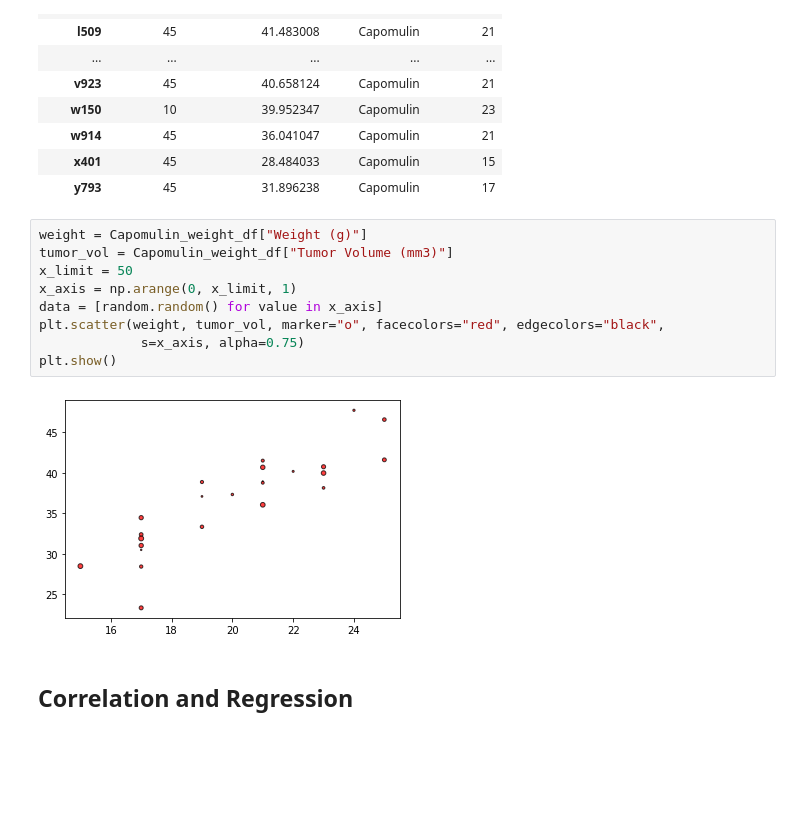
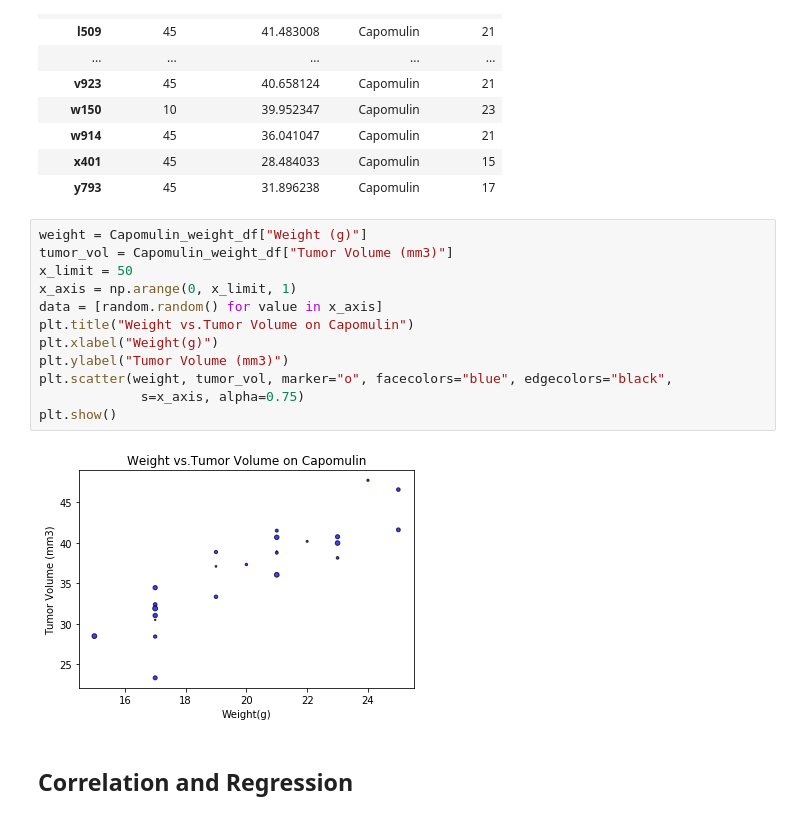
Before and after one commit to kvereda/Matplotlib-challenge, a Jupyter notebook: pymaceuticals_starter.ipynb, the cells around one changed output. Saved outputs shown, nothing was run; the diff lists cells and outputs as text; blank space fills up the shorter version.

```diff
--- a/pymaceuticals_starter.ipynb
+++ b/pymaceuticals_starter.ipynb
@@ -615,14 +615,17 @@ Capomulin_weight_df
 # %%
 weight = Capomulin_weight_df["Weight (g)"]
 tumor_vol = Capomulin_weight_df["Tumor Volume (mm3)"]
 x_limit = 50
 x_axis = np.arange(0, x_limit, 1)
 data = [random.random() for value in x_axis]
-plt.scatter(weight, tumor_vol, marker="o", facecolors="red", edgecolors="black",
+plt.title("Weight vs.Tumor Volume on Capomulin")
+plt.xlabel("Weight(g)")
+plt.ylabel("Tumor Volume (mm3)")
+plt.scatter(weight, tumor_vol, marker="o", facecolors="blue", edgecolors="black",
              s=x_axis, alpha=0.75)
 plt.show()
 # %% [output]
-[figure, old version]
+[figure, new version]
 # %% [markdown]
 ## Correlation and Regression
 # %%
```
Also changed, not shown: parts of 2 cells of this notebook.
